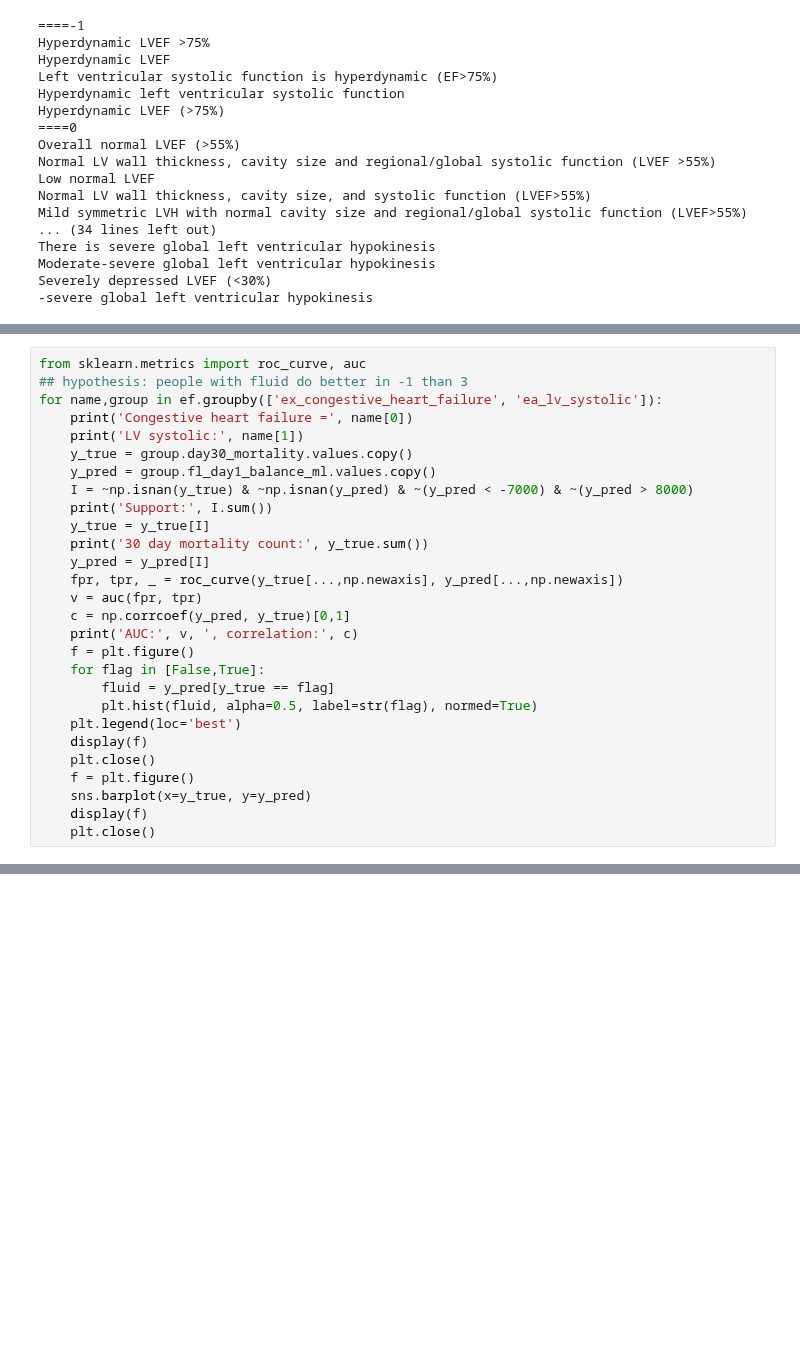
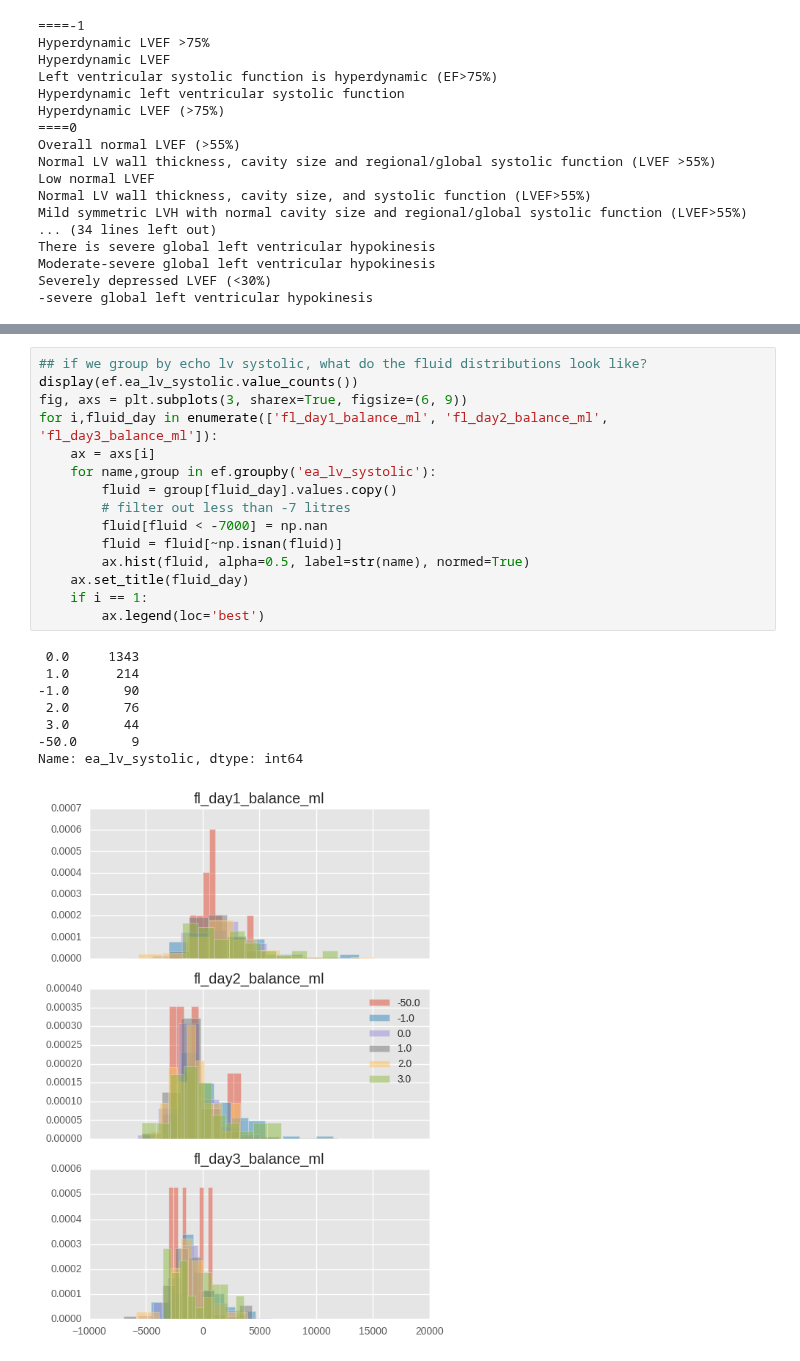
Before and after one commit to yhtgrace/echo, a Jupyter notebook: notebooks/161206_model_exploration_TB.ipynb, the cells around one changed output, grey strips where cells are left out. Saved outputs shown, nothing was run; the diff lists cells and outputs as text; blank space fills up the shorter version.

```diff
--- a/notebooks/161206_model_exploration_TB.ipynb
+++ b/notebooks/161206_model_exploration_TB.ipynb
@@ -317,28 +209,0 @@ Congestive heart failure = 1
-# %%
-from sklearn.metrics import roc_curve, auc
-## hypothesis: people with fluid do better in -1 than 3
-for name,group in ef.groupby(['ex_congestive_heart_failure', 'ea_lv_systolic']):
-    print('Congestive heart failure =', name[0])
-    print('LV systolic:', name[1])
-    y_true = group.day30_mortality.values.copy()
-    y_pred = group.fl_day1_balance_ml.values.copy()
-    I = ~np.isnan(y_true) & ~np.isnan(y_pred) & ~(y_pred < -7000) & ~(y_pred > 8000)
-    print('Support:', I.sum())
-    y_true = y_true[I]
-    print('30 day mortality count:', y_true.sum())
-    y_pred = y_pred[I]
-    fpr, tpr, _ = roc_curve(y_true[...,np.newaxis], y_pred[...,np.newaxis])
-    v = auc(fpr, tpr)
-    c = np.corrcoef(y_pred, y_true)[0,1]
-    print('AUC:', v, ', correlation:', c)
-    f = plt.figure()
-    for flag in [False,True]:
-        fluid = y_pred[y_true == flag]
-        plt.hist(fluid, alpha=0.5, label=str(flag), normed=True)
-    plt.legend(loc='best')
-    display(f)
-    plt.close()
-    f = plt.figure()
-    sns.barplot(x=y_true, y=y_pred)
-    display(f)
-    plt.close()
@@ -374,0 +226,24 @@ AUC: 0.694692460317 , correlation: 0.18185038771
+# %%
+## if we group by echo lv systolic, what do the fluid distributions look like?
+display(ef.ea_lv_systolic.value_counts())
+fig, axs = plt.subplots(3, sharex=True, figsize=(6, 9))
+for i,fluid_day in enumerate(['fl_day1_balance_ml', 'fl_day2_balance_ml', 'fl_day3_balance_ml']):
+    ax = axs[i]
+    for name,group in ef.groupby('ea_lv_systolic'):
+        fluid = group[fluid_day].values.copy()
+        # filter out less than -7 litres
+        fluid[fluid < -7000] = np.nan
+        fluid = fluid[~np.isnan(fluid)]
+        ax.hist(fluid, alpha=0.5, label=str(name), normed=True)
+    ax.set_title(fluid_day)
+    if i == 1:
+        ax.legend(loc='best')
+# %% [output]
+ 0.0     1343
+ 1.0      214
+-1.0       90
+ 2.0       76
+ 3.0       44
+-50.0       9
+Name: ea_lv_systolic, dtype: int64
+[figure, added]
```
Also changed, not shown: parts of 75 cells of this notebook.
